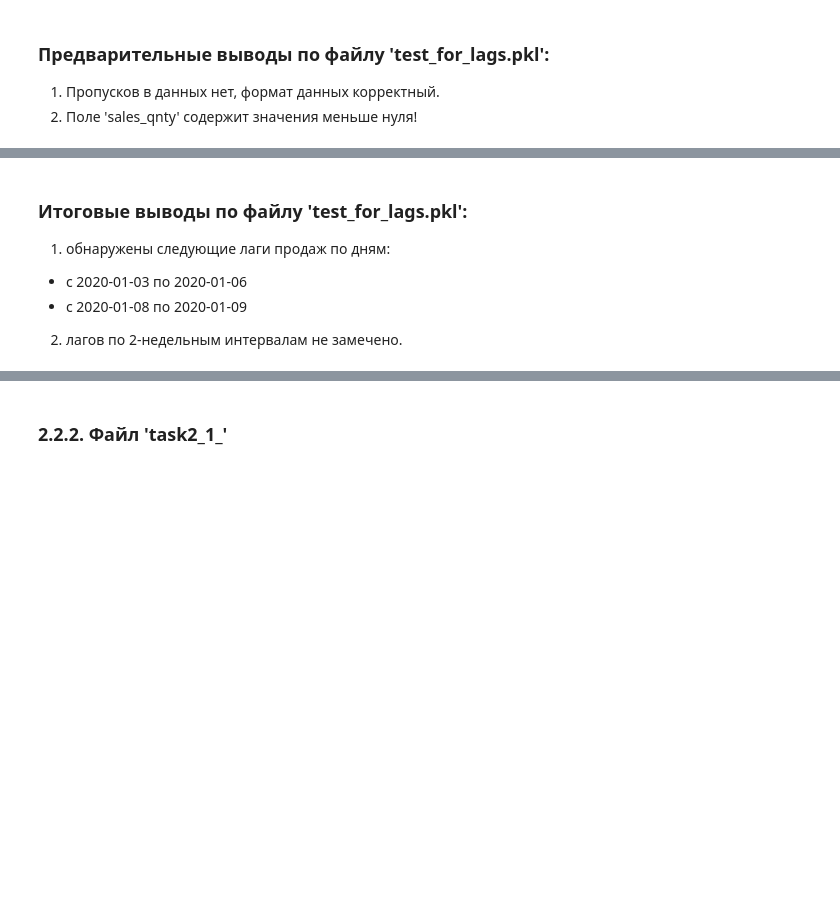
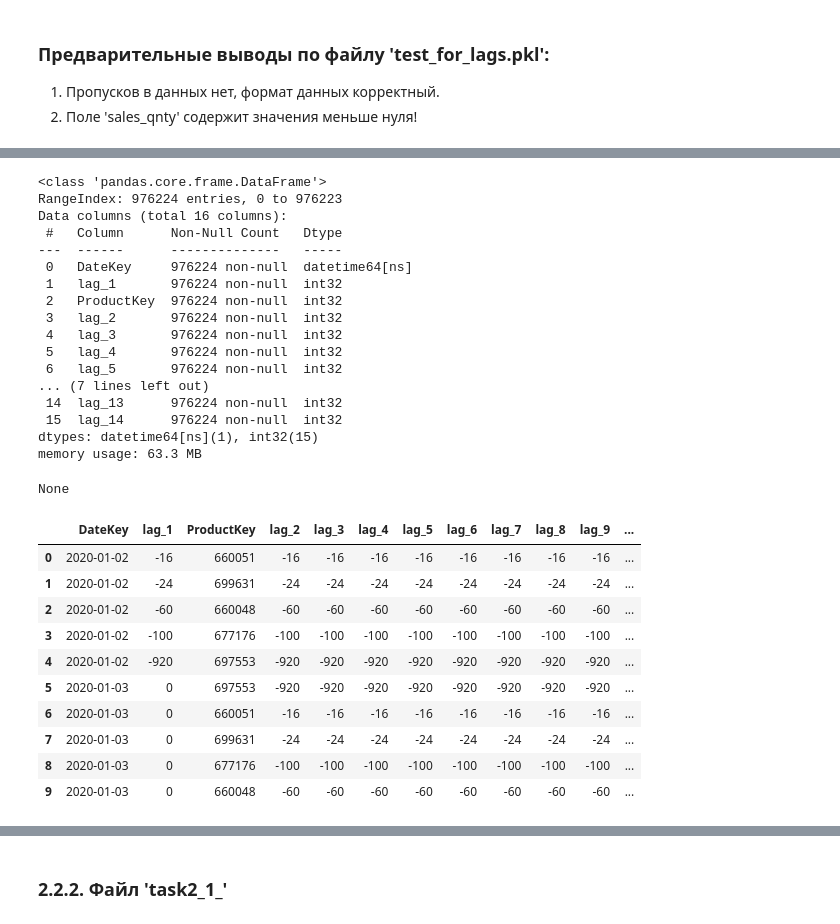
Before and after one commit to Jonzzi/share, a Jupyter notebook: IEC_Yumagulov.ipynb, the cells around one changed output, grey strips where cells are left out. Drawn from its saved outputs; the diff is of its cells as text; code cells hidden in the pictures; blank space fills up the shorter version.

```diff
--- a/IEC_Yumagulov.ipynb
+++ b/IEC_Yumagulov.ipynb
@@ -261,7 +266,8 @@ test_for_lags.query('sales_qnty<0')
 # %%
 # таких данных довольно много - 2883 шт, не понятно что это - ошибка ввода (и надо тогда их взять по модулю), или значение этого столбца НЕ "количество заказов"
 # но нам надо получить лаги, а даже такие значения - это какая-то активность, поэтому возьмем эти значение по модулю
-test_for_lags['sales_qnty'] = test_for_lags['sales_qnty'].apply(abs)
+
+#test_for_lags['sales_qnty'] = test_for_lags['sales_qnty'].apply(abs)
 # %% [markdown]
 ### Предварительные выводы по файлу 'test_for_lags.pkl':
 1. Пропусков в данных нет, формат данных корректный.
@@ -275,10 +277,0 @@ products = test_for_lags['ProductKey'].unique()
-# %%
-new_df = pd.DataFrame()
-
-for prod in tqdm(products):
-    tmp_df = test_for_lags.query('ProductKey==@prod')
-    tmp_df.reset_index(drop=True, inplace=True)
-    tmp_df['PrevDate'] = tmp_df['DateKey'].shift(1)
-    tmp_df['Lag'] = tmp_df['DateKey'] - tmp_df['PrevDate']
-
-    new_df = new_df.append(tmp_df)
@@ -355,2 +277,0 @@ memory usage: 10.9 MB
-# %%
-test_for_lags['PrevDate'] = test_for_lags['DateKey'].shift(1)
@@ -388,4 +277,0 @@ new_df.query('ProductKey==660051').head(20)
-# %%
-# для того, чтобы оперировать с данными, как с временным рядом, назначим время индексом, предварительно отсортировав его
-test_for_lags = test_for_lags.sort_values (by = 'DateKey', ascending = True)
-test_for_lags = test_for_lags.set_index('DateKey')
@@ -503,6 +278,54 @@ test_for_lags_2W.plot(figsize=[12,9], title='График заказов по 2-
-# %% [markdown]
-### Итоговые выводы по файлу 'test_for_lags.pkl':
-1. обнаружены следующие лаги продаж по дням:
-* с 2020-01-03 по 2020-01-06
-* с 2020-01-08 по 2020-01-09
-2. лагов по 2-недельным интервалам не замечено.
+# %%
+new_df = pd.DataFrame()
+products = test_for_lags['ProductKey'].unique()
+
+for prod in tqdm(products):
+    tmp_df = test_for_lags.query('ProductKey==@prod') # выборка по конкретному SKU
+    tmp_df = tmp_df.set_index('DateKey') # делаем дату индексом
+    tmp_df = tmp_df.drop('ProductKey', axis=1).resample('1D', label='right').sum() # минимальный квант это 1 день
+    tmp_df['ProductKey'] = prod
+    tmp_df.rename(columns={"sales_qnty": "lag_1"}, inplace=True)
+    # создаем лаги
+    for lg in range(2, 15, 1): # 1й лаг уже есть изначально
+        tmp_df[f'lag_{lg}'] = tmp_df['lag_1'].rolling(window=lg, center=False, min_periods=1, closed='both').sum().astype(int)
+
+    # создаем новые индексы (сохраняя дату)
+    tmp_df.reset_index(drop=False, inplace=True)
+
+    new_df = new_df.append(tmp_df)
+
+new_df = new_df.sort_values(by = 'DateKey', ascending = True)
+new_df.reset_index(drop=True, inplace=True)
+new_df.to_pickle('new_df_lags.pkl')
+display(new_df.info())
+display(new_df.head(10))
+# %% [output]
+<class 'pandas.core.frame.DataFrame'>
+RangeIndex: 976224 entries, 0 to 976223
+Data columns (total 16 columns):
+ #   Column      Non-Null Count   Dtype
+---  ------      --------------   -----
+ 0   DateKey     976224 non-null  datetime64[ns]
+ 1   lag_1       976224 non-null  int32
+ 2   ProductKey  976224 non-null  int32
+ 3   lag_2       976224 non-null  int32
+ 4   lag_3       976224 non-null  int32
+ 5   lag_4       976224 non-null  int32
+ 6   lag_5       976224 non-null  int32
+... (7 lines left out)
+ 14  lag_13      976224 non-null  int32
+ 15  lag_14      976224 non-null  int32
+dtypes: datetime64[ns](1), int32(15)
+memory usage: 63.3 MB
+None
+|  | DateKey | lag_1 | ProductKey | lag_2 | lag_3 | lag_4 | lag_5 | lag_6 | lag_7 | lag_8 | lag_9 | ... |
+| 0 | 2020-01-02 | -16 | 660051 | -16 | -16 | -16 | -16 | -16 | -16 | -16 | -16 | ... |
+| 1 | 2020-01-02 | -24 | 699631 | -24 | -24 | -24 | -24 | -24 | -24 | -24 | -24 | ... |
+| 2 | 2020-01-02 | -60 | 660048 | -60 | -60 | -60 | -60 | -60 | -60 | -60 | -60 | ... |
+| 3 | 2020-01-02 | -100 | 677176 | -100 | -100 | -100 | -100 | -100 | -100 | -100 | -100 | ... |
+| 4 | 2020-01-02 | -920 | 697553 | -920 | -920 | -920 | -920 | -920 | -920 | -920 | -920 | ... |
+| 5 | 2020-01-03 | 0 | 697553 | -920 | -920 | -920 | -920 | -920 | -920 | -920 | -920 | ... |
+| 6 | 2020-01-03 | 0 | 660051 | -16 | -16 | -16 | -16 | -16 | -16 | -16 | -16 | ... |
+| 7 | 2020-01-03 | 0 | 699631 | -24 | -24 | -24 | -24 | -24 | -24 | -24 | -24 | ... |
+| 8 | 2020-01-03 | 0 | 677176 | -100 | -100 | -100 | -100 | -100 | -100 | -100 | -100 | ... |
+| 9 | 2020-01-03 | 0 | 660048 | -60 | -60 | -60 | -60 | -60 | -60 | -60 | -60 | ... |
```
Also changed, not shown: parts of 35 cells of this notebook, 1 other file.
